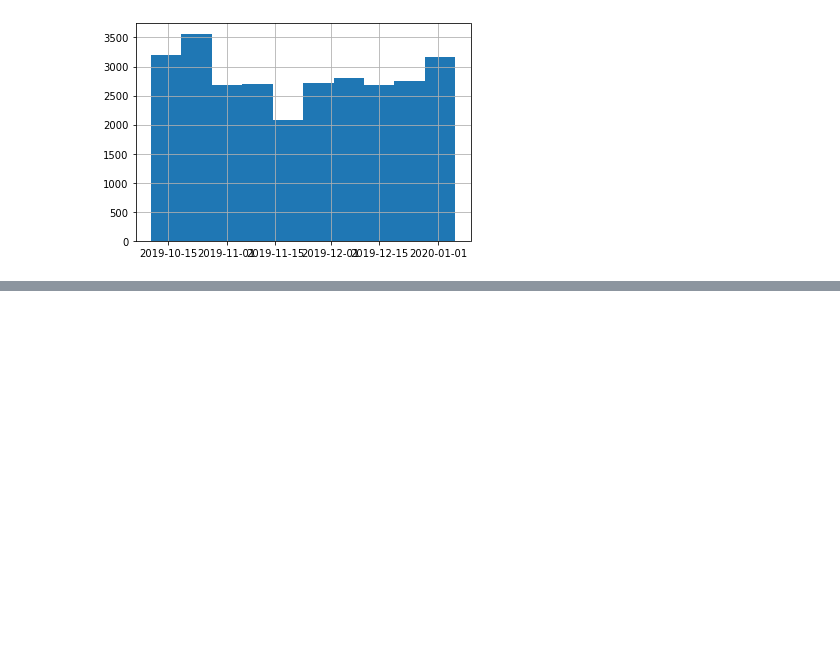
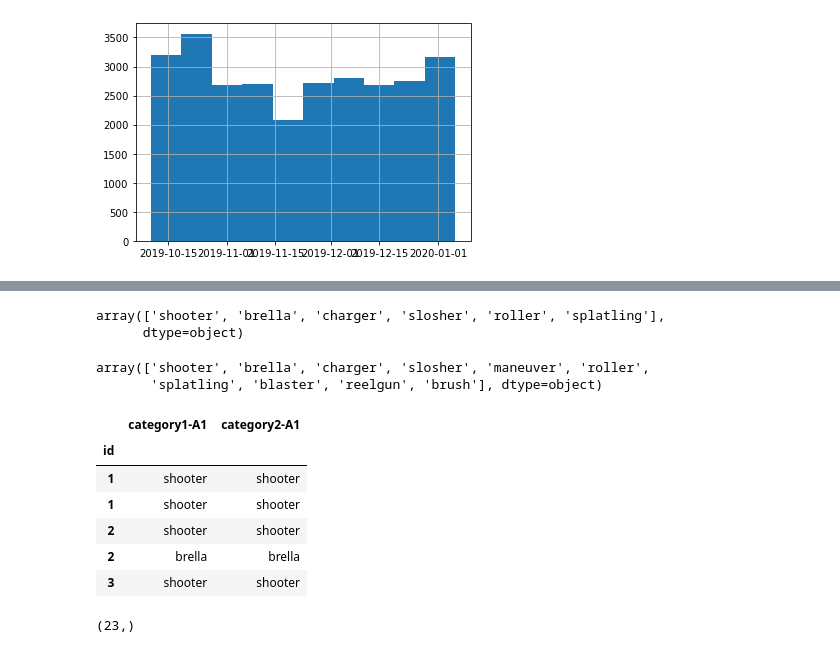
Before and after one commit to mitsuhiko-nozawa/ProbSpace-Splatoon-Competition, a Jupyter notebook: Nozawa/EDA/EDA.ipynb, the cells around one changed output, grey strips where cells are left out. Drawn from its saved outputs; the diff is of its cells as text; code cells hidden in the pictures; blank space fills up the shorter version.

```diff
--- a/Nozawa/EDA/EDA.ipynb
+++ b/Nozawa/EDA/EDA.ipynb
@@ -116,0 +72,24 @@ train_df[train_df["B1-level"] == 83][train_df["B2-level"] == 118.0]
+# %%
+train_df["category1-A1"].unique()
+# %% [output]
+array(['shooter', 'brella', 'charger', 'slosher', 'roller', 'splatling'],
+      dtype=object)
+# %%
+train_df["category2-A1"].unique()
+# %% [output]
+array(['shooter', 'brella', 'charger', 'slosher', 'maneuver', 'roller',
+       'splatling', 'blaster', 'reelgun', 'brush'], dtype=object)
+# %%
+train_df[["category1-A1", "category2-A1"]].head()
+# %% [output]
+|  | category1-A1 | category2-A1 |
+| id |  |  |
+| 1 | shooter | shooter |
+| 1 | shooter | shooter |
+| 2 | shooter | shooter |
+| 2 | brella | brella |
+| 3 | shooter | shooter |
+# %%
+train_df["stage"].unique().shape
+# %% [output]
+(23,)
```
Also changed, not shown: parts of 8 cells of this notebook, 12 other files.
